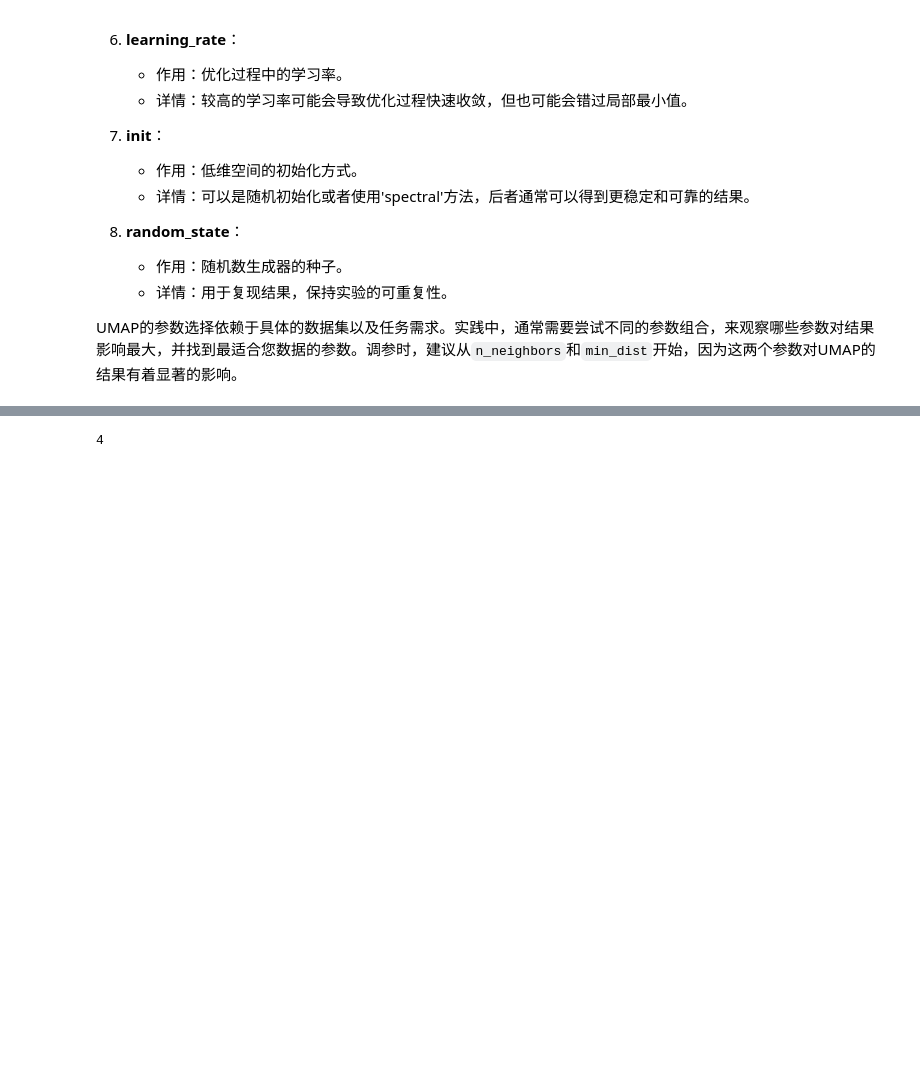
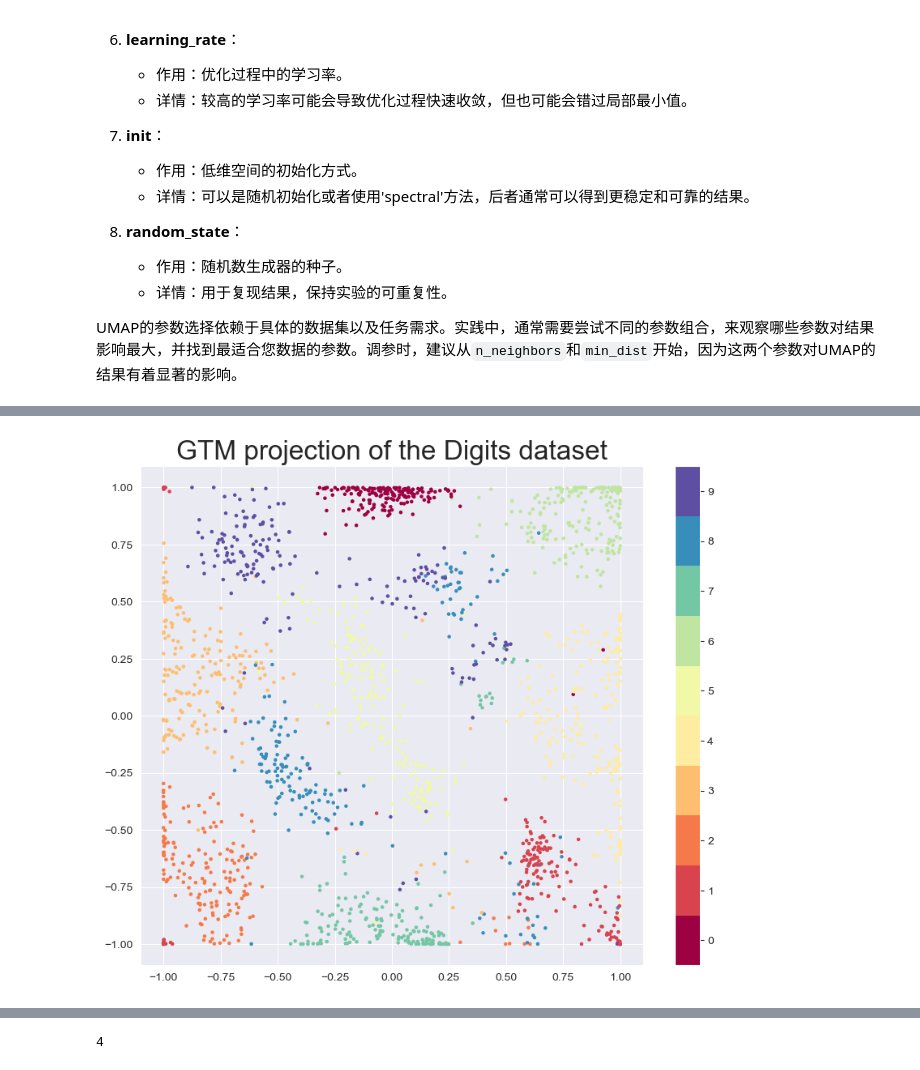
Before and after one commit to Slliki/MScProject, a Jupyter notebook: AI_TA/AI/Data Projection.ipynb, the cells around one changed output, grey strips where cells are left out. Drawn from its saved outputs; the diff is of its cells as text; code cells hidden in the pictures; blank space fills up the shorter version.

```diff
--- a/VisualAnalytics/Data Projection.ipynb
+++ b/AI_TA/AI/Data Projection.ipynb
@@ -455 +508,21 @@ UMAP的参数选择依赖于具体的数据集以及任务需求。实践中，
+# %%
+import ugtm
+from sklearn.datasets import load_digits
+
+digits = load_digits()
+
+gtm = ugtm.eGTM(k=30, m=6, s=1, regul=0.5, random_state=1729)
+gtm.fit(digits.data) # 拟合模型
+embedding = gtm.transform(digits.data) # 数据投影到潜在空间(一般都是2维)
+
+#Plotting code for a good figure.
+plt.figure(figsize=(10, 8))
+
+plt.scatter(embedding[:, 0], embedding[:, 1], c=digits.target, cmap='Spectral', s=5)
+plt.gca().set_aspect('equal', 'datalim') # 保持纵横比
+plt.colorbar(boundaries=np.arange(11)-0.5).set_ticks(np.arange(10))
+plt.title('GTM projection of the Digits dataset', fontsize=24)
+plt.show()
+# %% [output]
+[figure, added]
 # %% [markdown]
```
Also changed, not shown: parts of 8 cells of this notebook, 2 other files.
